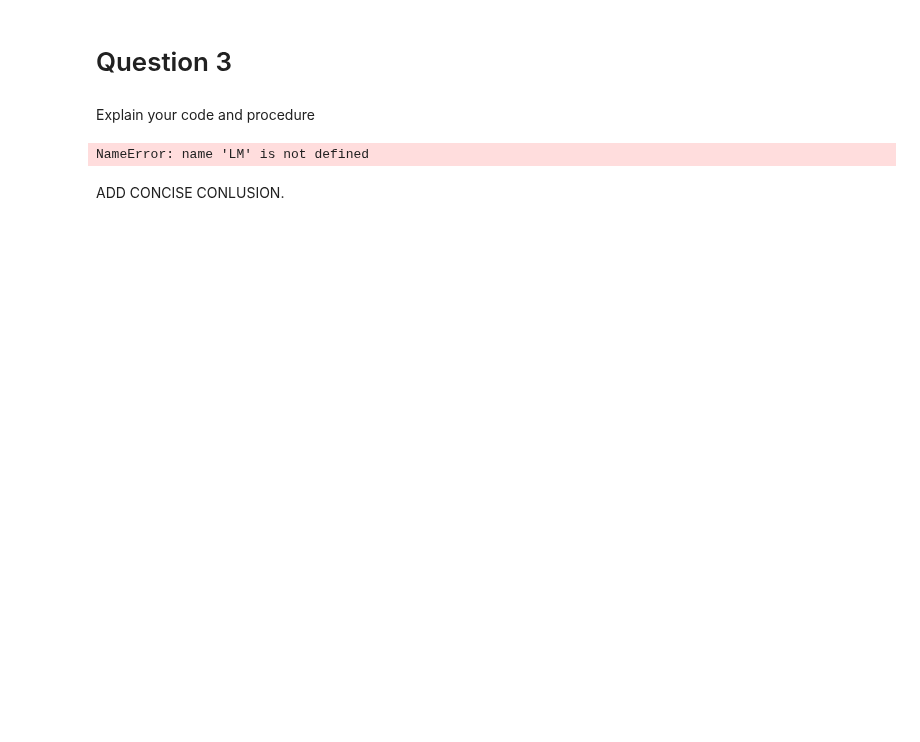
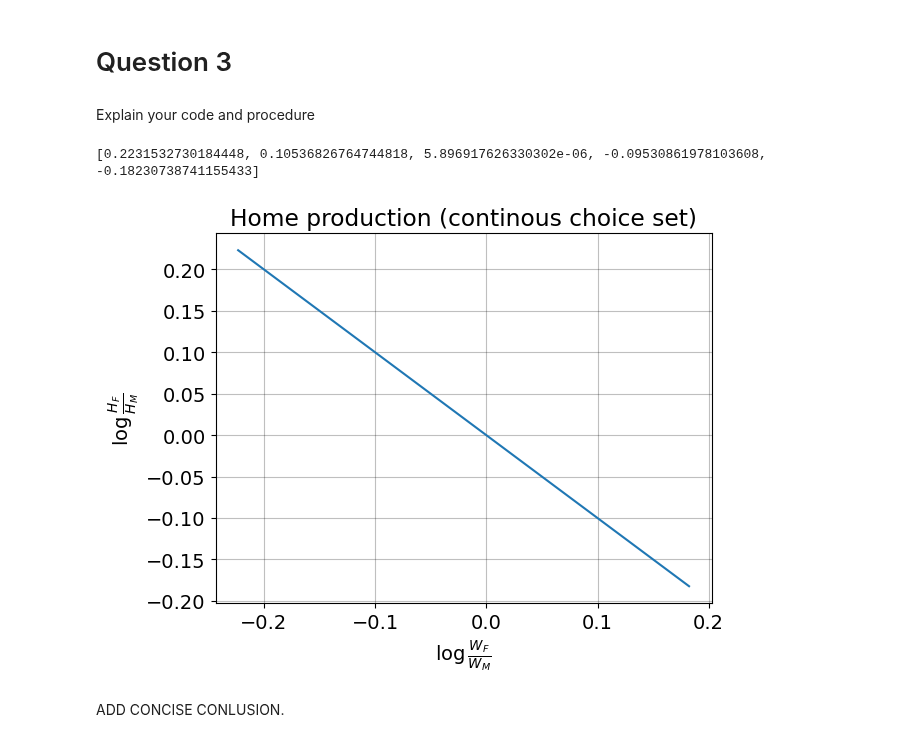
Before and after one commit to NumEconCopenhagen/projects-2023-vennerne, a Jupyter notebook: inauguralproject/inauguralproject.ipynb, the cells around one changed output. Saved outputs shown, nothing was run; the diff lists cells and outputs as text; code cells hidden in the pictures; blank space fills up the shorter version.

```diff
--- a/inauguralproject/inauguralproject.ipynb
+++ b/inauguralproject/inauguralproject.ipynb
@@ -104,9 +101,31 @@ ax.set_ylabel(r"$\log\frac{H_F}{H_M}$");
 # Question 3
 # %% [markdown]
 Explain your code and procedure
-# %%
-print(model.solve().LM)
-# %% [output]
-NameError: name 'LM' is not defined
+# %%
+
+ratioQ3 = []
+model.par.sigma = 1.0
+model.par.alpha = 0.50
+for wF in model.par.wF_vec:
+    model.par.wF = wF
+    con_sol = model.solve()
+    ratioQ3.append(np.log(con_sol.HF/con_sol.HM))
+print(ratioQ3)
+
+
+# a. create the figure
+fig = plt.figure()
+
+# b. plot
+ax = fig.add_subplot(1,1,1)
+
+ax.plot(np.log(model.par.wF_vec), ratioQ3)
+
+ax.set_title('Home production (continous choice set)')
+ax.set_xlabel(r"$\log\frac{W_F}{W_M}$")
+ax.set_ylabel(r"$\log\frac{H_F}{H_M}$");
+# %% [output]
+[0.2231532730184448, 0.10536826764744818, 5.896917626330302e-06, -0.09530861978103608, -0.18230738741155433]
+[figure, added]
 # %% [markdown]
 ADD CONCISE CONLUSION.
```
Also changed, not shown: parts of 2 cells of this notebook.
